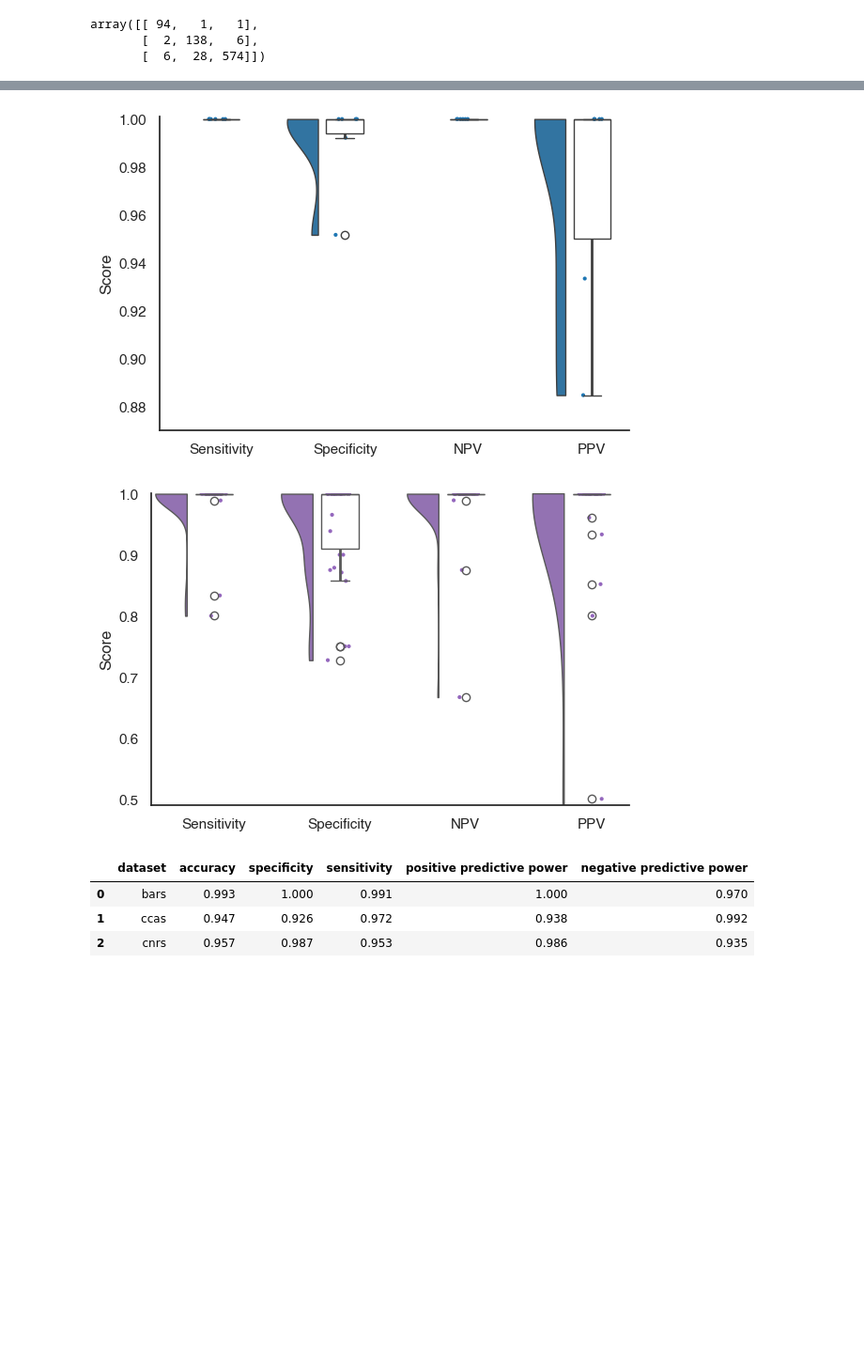
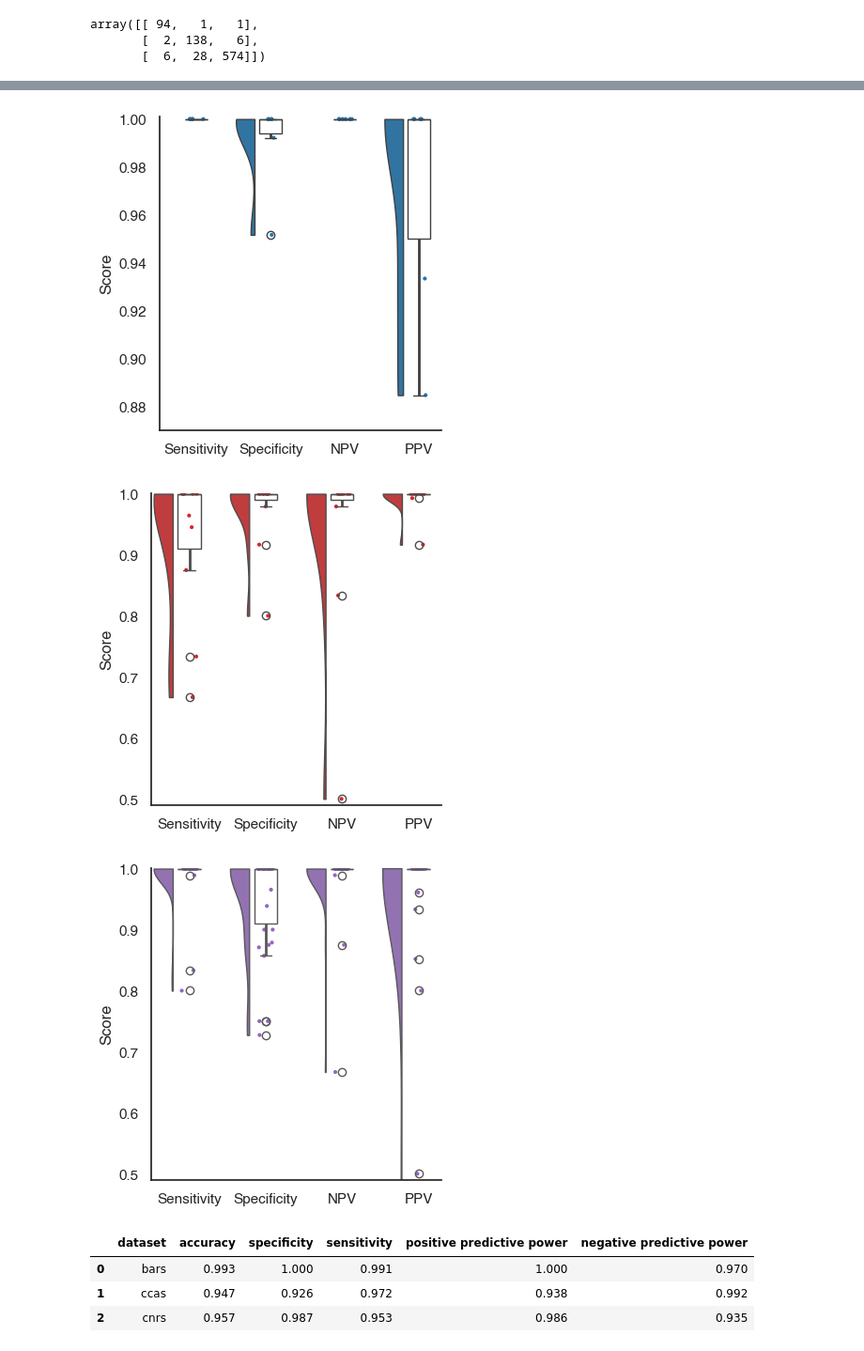
Before and after one commit to Calvinwhow/ReviewPyper, a Jupyter notebook: dev_tools/schmahmann_raynor_plots.ipynb, the cells around one changed output, grey strips where cells are left out. Shown at 94% size. Drawn from its saved outputs; the diff is of its cells as text; code cells hidden in the pictures; blank space fills up the shorter version.

```diff
--- a/dev_tools/schmahmann_raynor_plots.ipynb
+++ b/dev_tools/schmahmann_raynor_plots.ipynb
@@ -734,35 +595,45 @@ other_rc(accdf, pal['Cognitive'], filename='/Users/rm026/Documents/schmahmann/pl
-# %%
-setstuff=[]
-cols=[]
-acc=[]
-for col in stats['bars'].columns[2:]:
-    setstuff+=['bars']*len(stats['bars'])
-    cols+=[col]*len(stats['bars'])
-    acc+=stats['bars'][col].values.tolist()
-accdf=pd.DataFrame()
-accdf['set']=setstuff
-accdf['scores']=acc
-accdf['scoretype']=cols
-
-other_rc(accdf, pal['Motor'], filename='/Users/rm026/Documents/schmahmann/plots/alt_bars_raincloud_plot.svg', ylims=(.87,1.001))
-# %% [output]
-[figure, removed]
-# %%
-setstuff=[]
-cols=[]
-acc=[]
-for col in stats['cnrs'].columns[2:]:
-    setstuff+=['cnrs']*len(stats['cnrs'])
-    cols+=[col]*len(stats['cnrs'])
-    acc+=stats['cnrs'][col].values.tolist()
-accdf=pd.DataFrame()
-accdf['set']=setstuff
-accdf['scores']=acc
-accdf['scoretype']=cols
-
-other_rc(accdf, pal['Emotional'], filename='/Users/rm026/Documents/schmahmann/plots/alt_cnrs_raincloud_plot.svg', ylims=(.49,1.001))
-# %% [output]
-[figure, removed]
+# %%
+import ptitprince as pt
+
+def other_rc(stats_df, color, filename, ylims=None, debug=False):
+
+    setstuff=[]
+    cols=[]
+    acc=[]
+    for col in stats_df.columns[2:]:
+        setstuff+=['ccas']*len(stats_df)
+        cols+=[col]*len(stats_df)
+        acc+=stats_df[col].values.tolist()
+    accdf=pd.DataFrame()
+    accdf['set']=setstuff
+    accdf['scores']=acc
+    accdf['scoretype']=cols
+    if debug:
+        print(accdf[accdf['scoretype']=='specificity'])
+
+
+    plt.figure(figsize=(4,4))
+    rc=pt.RainCloud(data=accdf, y='scores',x='scoretype',hue='scoretype',
+                bw=0.5, cut=0, orient='v', palette=[color]*4, width_viol=.5, width_box=.3,)
+    rc.set_xticklabels(["Sensitivity","Specificity","NPV",'PPV'])
+
+    rc.set_xlabel('')
+    # auto_y_min, auto_y_max=rc.get_ylim()
+    # rc.set_ylim((auto_y_min, 1))
+    rc.set_ylim(ylims)
+    rc.set_ylabel('Score')
+    rc.grid(False)
+    sns.despine()
+    plt.tight_layout()
+    plt.savefig(filename)
+# %%
+other_rc(stats['bars'], pal['Motor'], filename='/Users/rm026/Documents/schmahmann/plots/bars_raincloud_plot.svg', ylims=(.87,1.001))
+other_rc(stats['ccas'], pal['Cognitive'], filename='/Users/rm026/Documents/schmahmann/plots/ccas_raincloud_plot.svg', ylims=(.49,1.001))
+other_rc(stats['cnrs'], pal['Emotional'], filename='/Users/rm026/Documents/schmahmann/plots/cnrs_raincloud_plot.svg', ylims=(.49,1.001))
+# %% [output]
+[figure, added]
+[figure, added]
+[figure, added]
 # %%
 stats_table_data=[]
 
```
Also changed, not shown: parts of 13 cells of this notebook, 5 other files.
